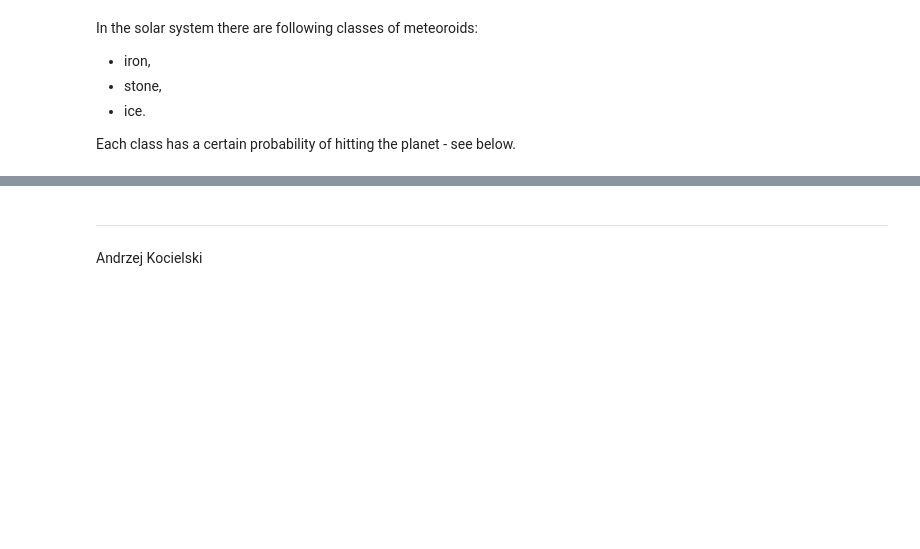
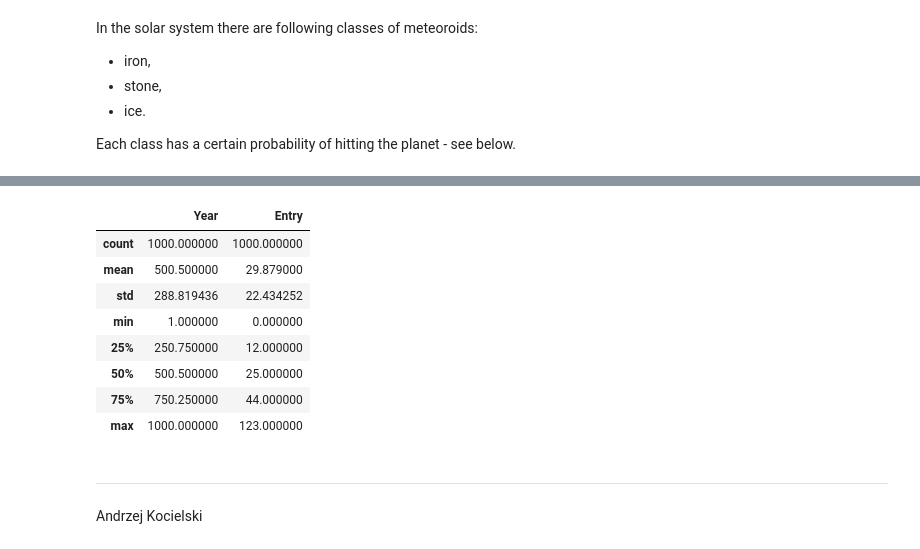
Before and after one commit to andkoc001/data_synthesis, a Jupyter notebook: data_synth_1.ipynb, the cells around one changed output, grey strips where cells are left out. Cells and saved outputs as stored; diff of their text form; code cells hidden in the pictures; blank space fills up the shorter version.

```diff
--- a/data_synth_1.ipynb
+++ b/data_synth_1.ipynb
@@ -461,14 +408,0 @@ data_meteo # this is a subset of data for year 2, attempt 1
-# %%
-# incorporating the subset to the main dataset
-
-# for year 2 as an example
-print("Mass:\t ", mass_year_2) # print out - for testing
-data.at[2-1, "Mass"] = mass_year_2 # assign mass to main dataset
-
-print("Velocity:", velo_year_2) # print out - for testing
-data.at[2-1, "Velocity"] = velo_year_2 # assign velocity to main dataset
-
-#data_copy.at[0, "Meteor"] = (mass_year_2, veleo_year_2) # array of lists
-#data_copy.at[0, "Meteor"] = data_test # it doesnt work as intended
-
-data
@@ -475,3 +424,15 @@ data
+# %%
+data.describe()
+# %% [output]
+|  | Year | Entry |
+| count | 1000.000000 | 1000.000000 |
+| mean | 500.500000 | 29.879000 |
+| std | 288.819436 | 22.434252 |
+| min | 1.000000 | 0.000000 |
+| 25% | 250.750000 | 12.000000 |
+| 50% | 500.500000 | 25.000000 |
+| 75% | 750.250000 | 44.000000 |
+| max | 1000.000000 | 123.000000 |
 # %% [markdown]
 ___
 Andrzej Kocielski
```
Also changed, not shown: parts of 24 cells of this notebook.
